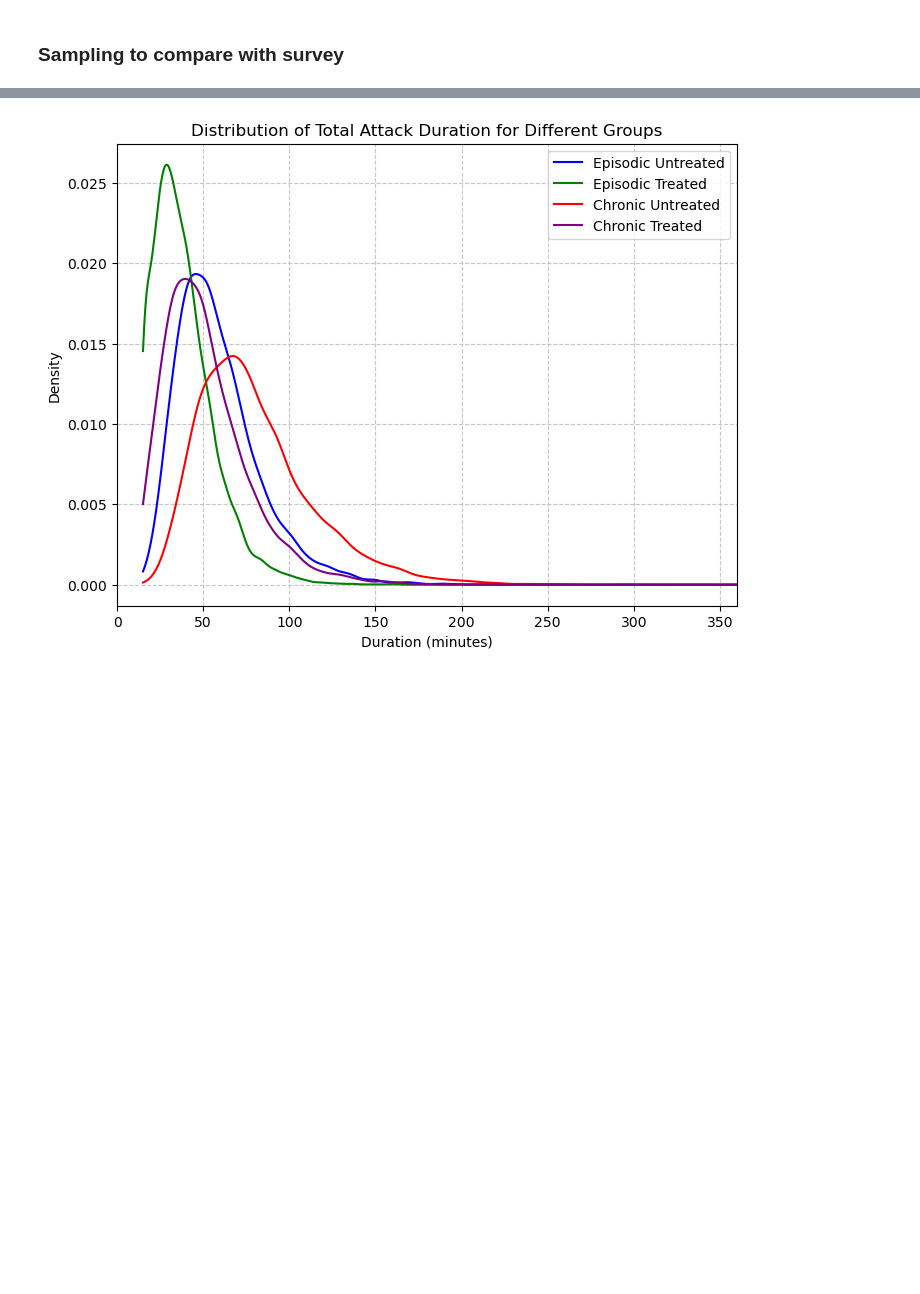
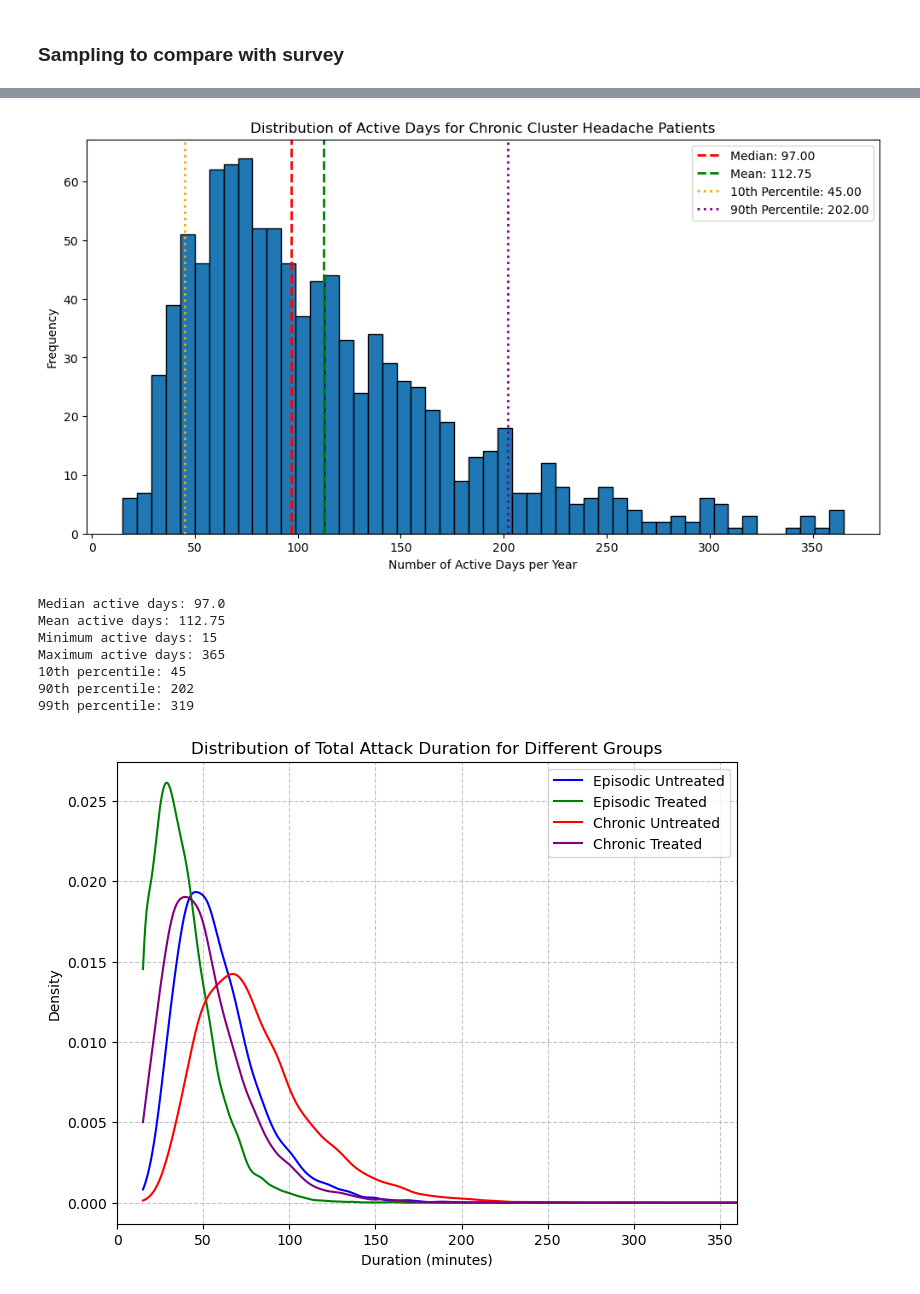
Before and after one commit to aph-research/cluster-headaches, a Jupyter notebook: Cluster headache full model.ipynb, the cells around one changed output, grey strips where cells are left out. Saved outputs shown, nothing was run; the diff lists cells and outputs as text; code cells hidden in the pictures; blank space fills up the shorter version.

```diff
--- a/Cluster headache full model.ipynb
+++ b/Cluster headache full model.ipynb
@@ -484,3 +487,60 @@ Median annual attacks (non-zero): 188
+# %%
+def generate_chronic_active_days():
+    min_active_days = 1  # At least one day per year
+    max_active_days = 365
+
+    # We'll use a lognormal distribution with parameters that give us a right-skewed distribution
+    # with most values in the lower range but allowing for some patients with many active days
+    mu = np.log(100)  # This centers the distribution around 30 days
+    sigma = 0.6  # This provides a wide spread
+
+    while True:
+        active_days = int(lognorm.rvs(s=sigma, scale=np.exp(mu)))
+
+        # Ensure active_days is within the valid range
+        if active_days >= min_active_days and active_days <= max_active_days:
+            return active_days
+
+# Generate a sample of 1000 patients
+sample = [generate_chronic_active_days() for _ in range(1000)]
+# Calculate statistics
+median = np.median(sample)
+mean = np.mean(sample)
+percentile_10 = np.percentile(sample, 10)
+percentile_90 = np.percentile(sample, 90)
+
+# Create the plot
+plt.figure(figsize=(12, 6))
+plt.hist(sample, bins=50, edgecolor='black')
+plt.title('Distribution of Active Days for Chronic Cluster Headache Patients')
+plt.xlabel('Number of Active Days per Year')
+plt.ylabel('Frequency')
+
+# Add vertical lines for statistics
+plt.axvline(median, color='r', linestyle='dashed', linewidth=2, label=f'Median: {median:.2f}')
+plt.axvline(mean, color='g', linestyle='dashed', linewidth=2, label=f'Mean: {mean:.2f}')
+plt.axvline(percentile_10, color='orange', linestyle='dotted', linewidth=2, label=f'10th Percentile: {percentile_10:.2f}')
+plt.axvline(percentile_90, color='purple', linestyle='dotted', linewidth=2, label=f'90th Percentile: {percentile_90:.2f}')
+
+plt.legend()
+
+plt.show()
+print(f"Median active days: {np.median(sample)}")
+print(f"Mean active days: {np.mean(sample):.2f}")
+print(f"Minimum active days: {np.min(sample):.0f}")
+print(f"Maximum active days: {np.max(sample):.0f}")
+print(f"10th percentile: {np.percentile(sample, 10):.0f}")
+print(f"90th percentile: {np.percentile(sample, 90):.0f}")
+print(f"99th percentile: {np.percentile(sample, 99):.0f}")
+# %% [output]
+[figure, added]
+Median active days: 97.0
+Mean active days: 112.75
+Minimum active days: 15
+Maximum active days: 365
+10th percentile: 45
+90th percentile: 202
+99th percentile: 319
 # %%
 def generate_attack_duration(is_chronic, is_treated, max_intensities, size):
     # Base parameters for lognormal distribution
```
Also changed, not shown: parts of 3 cells of this notebook, 1 other file.
